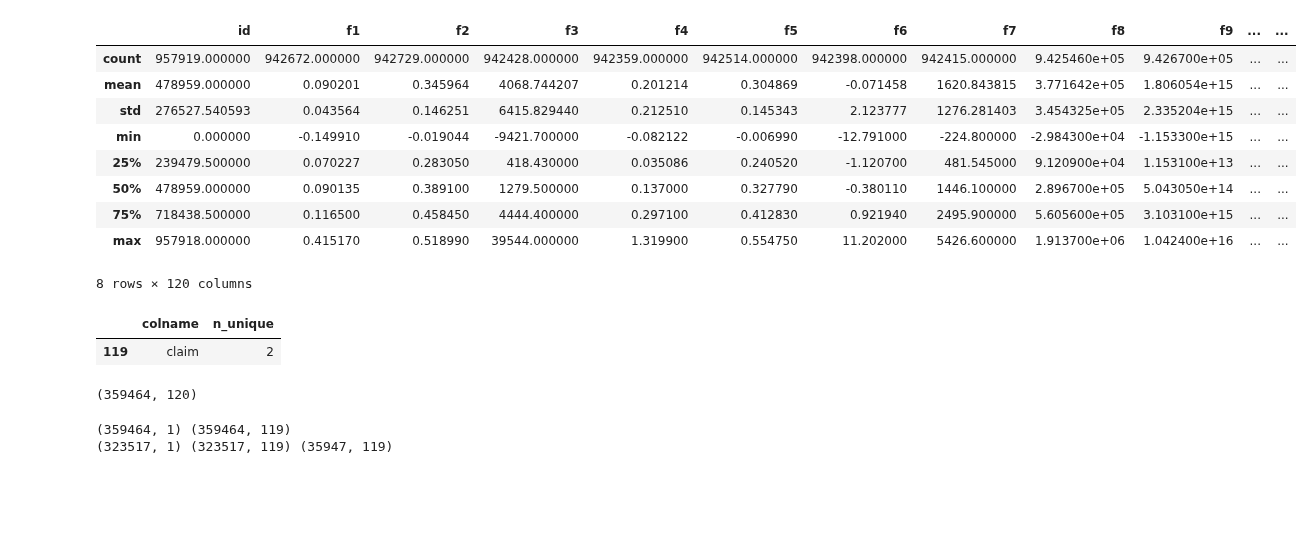
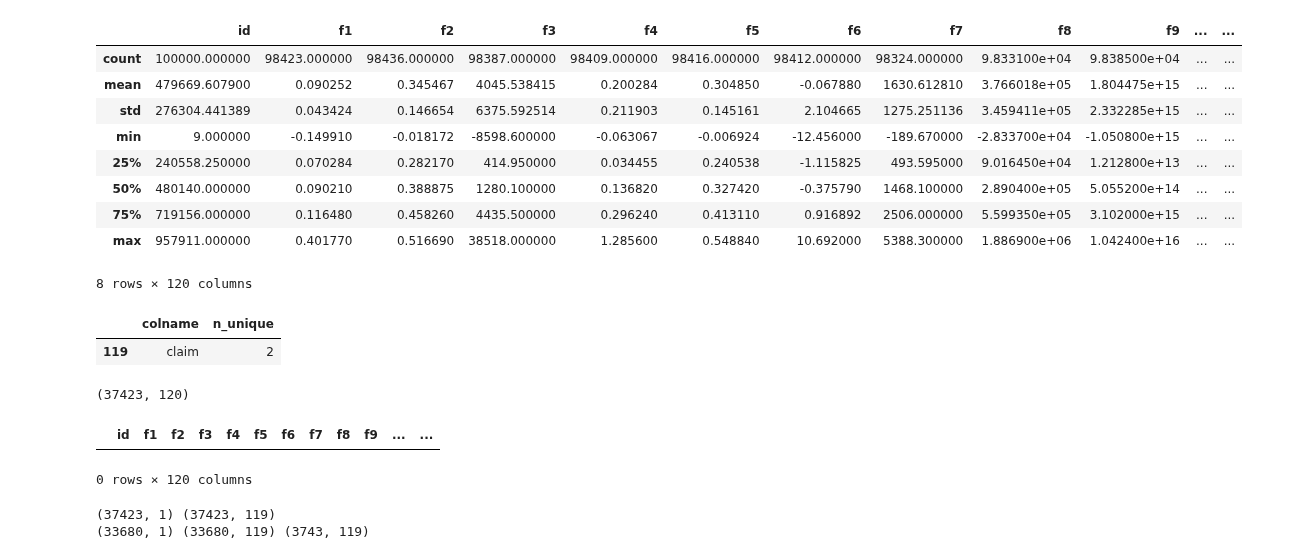
Before and after one commit to MykolaPinchuk/Kaggle, a Jupyter notebook: sep21-playgr.ipynb, the cells around one changed output. Drawn from its saved outputs; the diff is of its cells as text; code cells hidden in the pictures; blank space fills up the shorter version.

```diff
--- a/sep21-playgr.ipynb
+++ b/sep21-playgr.ipynb
@@ -44,20 +45,20 @@ train.head(3)
 # %%
 ### 2. ###
 
-#df = train.sample(n=100000)
-df = train.copy()
+df = train.sample(n=100000)
+#df = train.copy()
 df.shape
 df.describe()
 # %% [output]
 |  | id | f1 | f2 | f3 | f4 | f5 | f6 | f7 | f8 | f9 | ... | ... |
-| count | 957919.000000 | 942672.000000 | 942729.000000 | 942428.000000 | 942359.000000 | 942514.000000 | 942398.000000 | 942415.000000 | 9.425460e+05 | 9.426700e+05 | ... | ... |
-| mean | 478959.000000 | 0.090201 | 0.345964 | 4068.744207 | 0.201214 | 0.304869 | -0.071458 | 1620.843815 | 3.771642e+05 | 1.806054e+15 | ... | ... |
-| std | 276527.540593 | 0.043564 | 0.146251 | 6415.829440 | 0.212510 | 0.145343 | 2.123777 | 1276.281403 | 3.454325e+05 | 2.335204e+15 | ... | ... |
-| min | 0.000000 | -0.149910 | -0.019044 | -9421.700000 | -0.082122 | -0.006990 | -12.791000 | -224.800000 | -2.984300e+04 | -1.153300e+15 | ... | ... |
-| 25% | 239479.500000 | 0.070227 | 0.283050 | 418.430000 | 0.035086 | 0.240520 | -1.120700 | 481.545000 | 9.120900e+04 | 1.153100e+13 | ... | ... |
-| 50% | 478959.000000 | 0.090135 | 0.389100 | 1279.500000 | 0.137000 | 0.327790 | -0.380110 | 1446.100000 | 2.896700e+05 | 5.043050e+14 | ... | ... |
-| 75% | 718438.500000 | 0.116500 | 0.458450 | 4444.400000 | 0.297100 | 0.412830 | 0.921940 | 2495.900000 | 5.605600e+05 | 3.103100e+15 | ... | ... |
-| max | 957918.000000 | 0.415170 | 0.518990 | 39544.000000 | 1.319900 | 0.554750 | 11.202000 | 5426.600000 | 1.913700e+06 | 1.042400e+16 | ... | ... |
+| count | 100000.000000 | 98423.000000 | 98436.000000 | 98387.000000 | 98409.000000 | 98416.000000 | 98412.000000 | 98324.000000 | 9.833100e+04 | 9.838500e+04 | ... | ... |
+| mean | 479669.607900 | 0.090252 | 0.345467 | 4045.538415 | 0.200284 | 0.304850 | -0.067880 | 1630.612810 | 3.766018e+05 | 1.804475e+15 | ... | ... |
+| std | 276304.441389 | 0.043424 | 0.146654 | 6375.592514 | 0.211903 | 0.145161 | 2.104665 | 1275.251136 | 3.459411e+05 | 2.332285e+15 | ... | ... |
+| min | 9.000000 | -0.149910 | -0.018172 | -8598.600000 | -0.063067 | -0.006924 | -12.456000 | -189.670000 | -2.833700e+04 | -1.050800e+15 | ... | ... |
+| 25% | 240558.250000 | 0.070284 | 0.282170 | 414.950000 | 0.034455 | 0.240538 | -1.115825 | 493.595000 | 9.016450e+04 | 1.212800e+13 | ... | ... |
+| 50% | 480140.000000 | 0.090210 | 0.388875 | 1280.100000 | 0.136820 | 0.327420 | -0.375790 | 1468.100000 | 2.890400e+05 | 5.055200e+14 | ... | ... |
+| 75% | 719156.000000 | 0.116480 | 0.458260 | 4435.500000 | 0.296240 | 0.413110 | 0.916892 | 2506.000000 | 5.599350e+05 | 3.102000e+15 | ... | ... |
+| max | 957911.000000 | 0.401770 | 0.516690 | 38518.000000 | 1.285600 | 0.548840 | 10.692000 | 5388.300000 | 1.886900e+06 | 1.042400e+16 | ... | ... |
 8 rows × 120 columns
 # %%
 # are there numerical features?
@@ -75,7 +76,7 @@ un_colval.loc[un_colval.n_unique < 100]
 df = df.dropna()
 df.shape
 # %% [output]
-(359464, 120)
+(37423, 120)
 # %%
 ### 3. ###
 
@@ -84,6 +85,9 @@ df.shape
 cors = df.corr()
 cors.loc[((cors > 0.8)&(cors<1)).any(1)]
 # there are no pairwise correlations above 80%
+# %% [output]
+|  | id | f1 | f2 | f3 | f4 | f5 | f6 | f7 | f8 | f9 | ... | ... |
+0 rows × 120 columns
 # %%
 ### 4. ###
 
@@ -96,12 +100,12 @@ X_train = df.drop(columns=['claim'])
 
 print(y_train.shape, X_train.shape)
 
-X_train, X_test, y_train, y_test = train_test_split(X_train, y_train, test_size=0.1, random_state=1)
+X_train, X_test, y_train, y_test = train_test_split(X_train, y_train, test_size=0.1, random_state=2)
 
 print(y_train.shape, X_train.shape, X_test.shape)
 # %% [output]
-(359464, 1) (359464, 119)
-(323517, 1) (323517, 119) (35947, 119)
+(37423, 1) (37423, 119)
+(33680, 1) (33680, 119) (3743, 119)
 # %%
 ### 6. Scaling ###
 
```
Also changed, not shown: parts of 8 cells of this notebook.
